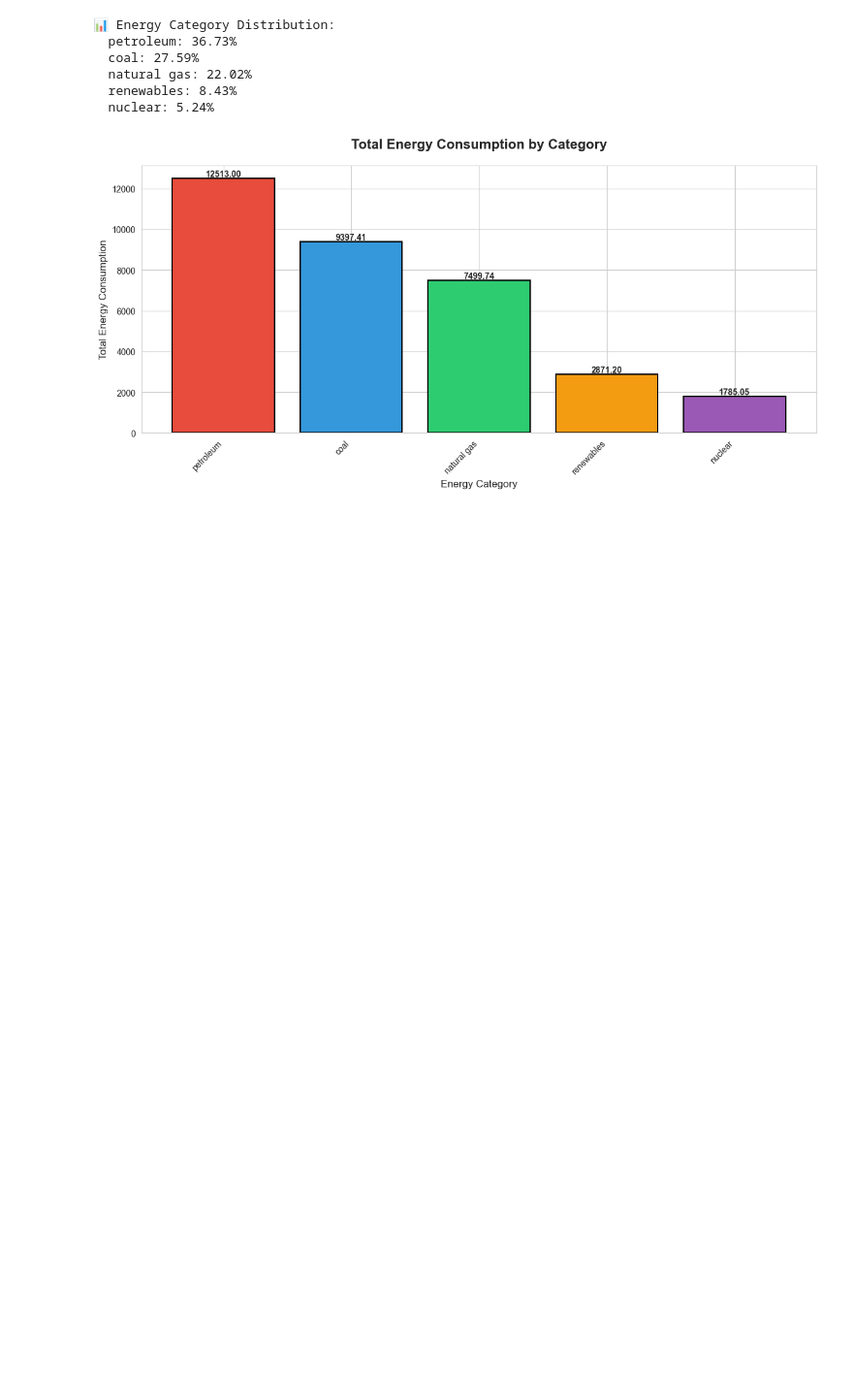
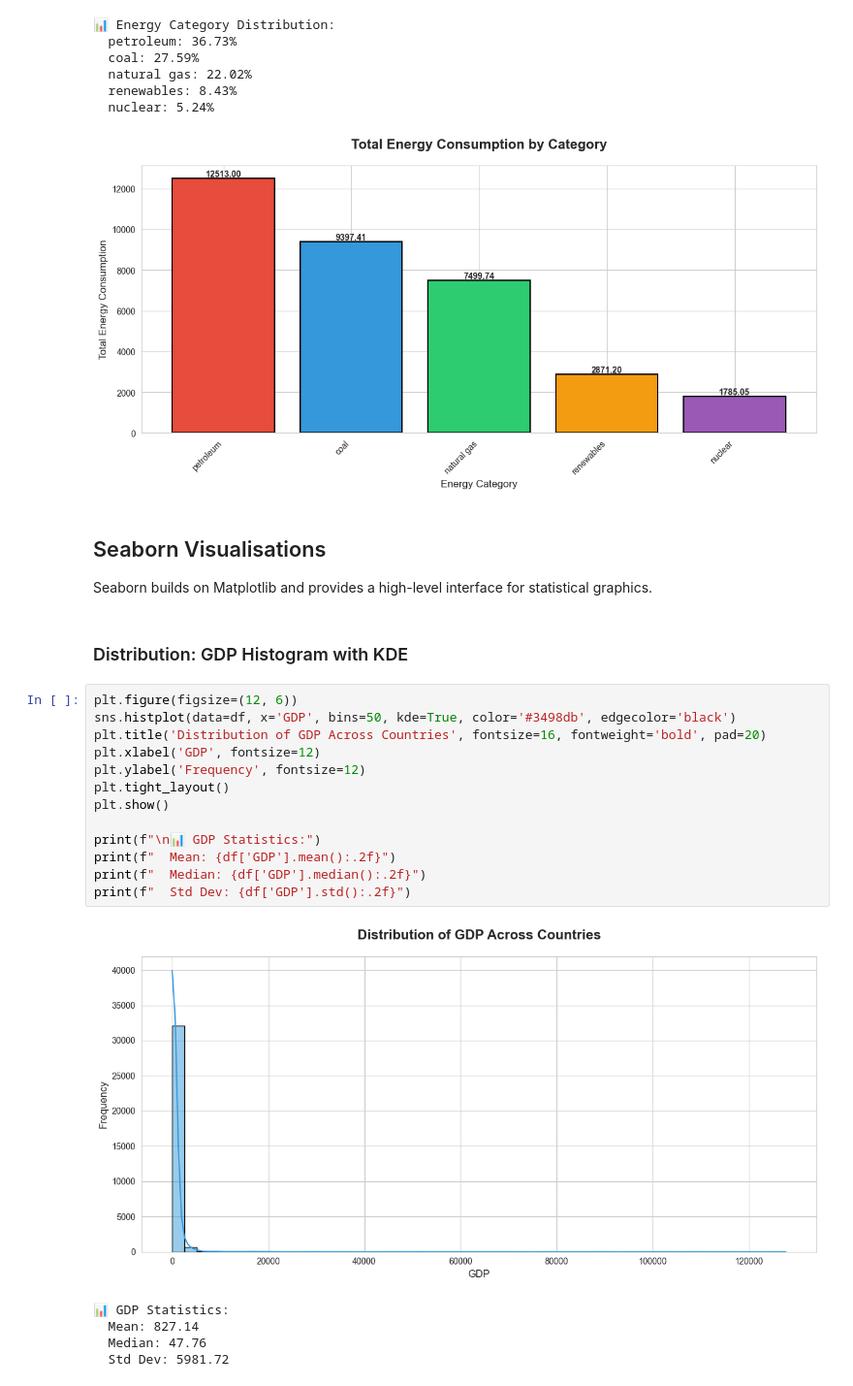
Before and after one commit to enjoy15/Energy-Consumption-CO2-Emissions-Analysis, a Jupyter notebook: jupyter_notebooks/03_data_visualisation_eda.ipynb, the cells around one changed output. Shown at 97% size. Saved outputs shown, nothing was run; the diff lists cells and outputs as text; blank space fills up the shorter version.

Commit message:
Add GDP Histogram with KDE

```diff
--- a/jupyter_notebooks/03_data_visualisation_eda.ipynb
+++ b/jupyter_notebooks/03_data_visualisation_eda.ipynb
@@ -145,3 +145,28 @@ for category, consumption in category_consumption.items():
   renewables: 8.43%
   nuclear: 5.24%
 [figure]
+# %% [markdown]
+## Seaborn Visualisations
+
+Seaborn builds on Matplotlib and provides a high-level interface for statistical graphics.
+# %% [markdown]
+### Distribution: GDP Histogram with KDE
+# %%
+plt.figure(figsize=(12, 6))
+sns.histplot(data=df, x='GDP', bins=50, kde=True, color='#3498db', edgecolor='black')
+plt.title('Distribution of GDP Across Countries', fontsize=16, fontweight='bold', pad=20)
+plt.xlabel('GDP', fontsize=12)
+plt.ylabel('Frequency', fontsize=12)
+plt.tight_layout()
+plt.show()
+
+print(f"\n📊 GDP Statistics:")
+print(f"  Mean: {df['GDP'].mean():.2f}")
+print(f"  Median: {df['GDP'].median():.2f}")
+print(f"  Std Dev: {df['GDP'].std():.2f}")
+# %% [output]
+[figure, added]
+📊 GDP Statistics:
+  Mean: 827.14
+  Median: 47.76
+  Std Dev: 5981.72
```
